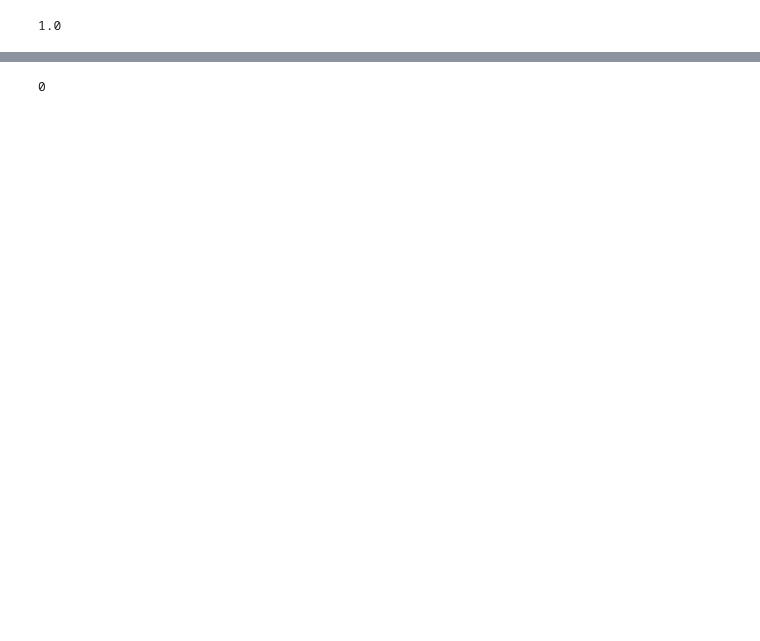
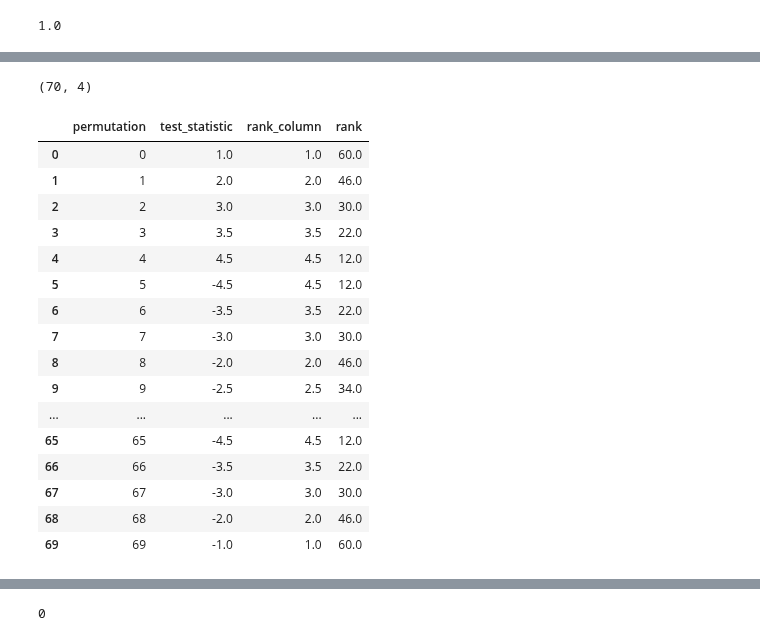
Before and after one commit to dokeeffe87/stats_utils, a Jupyter notebook: notebooks/scratch_work/dev_randomization_inference.ipynb, the cells around one changed output, grey strips where cells are left out. Drawn from its saved outputs; the diff is of its cells as text; code cells hidden in the pictures; blank space fills up the shorter version.

```diff
--- a/notebooks/scratch_work/dev_randomization_inference.ipynb
+++ b/notebooks/scratch_work/dev_randomization_inference.ipynb
@@ -138,3 +138,13 @@ For power analysis:
 4. compute mme
 
 We'll need to run sample size estimation as well, so probably we'll need to sample the historical data and run calculations from there. Then tie the sample sizes back to run times
+# %%
+def get_all_combinations(size, treatment_probability):
+    all_combs = list(itertools.combinations(list(range(size)), int(size*treatment_probability)))
+    hypothetical_assignments = {}
+    for i, comb in enumerate(all_combs):
+        assignment_vector = np.zeros(size)
+        assignment_vector[list(comb)] = 1
+        hypothetical_assignments[i] = tuple(assignment_vector)
+
+    return hypothetical_assignments
@@ -141,3 +177,32 @@ We'll need to run sample size estimation as well, so probably we'll need to samp
+# %%
+# Now we need a function to calculate the test statistic
+# Effectively this needs to replace
+# def make_hypothetical_assignments(df_, treatment_assignment_probability):
+#     # This is too simple. We need to actually sample from the space of assignment vectors without replacement.
+#     assert treatment_assignment_probability > 0 and treatment_assignment_probability < 1, "Treatment assignment probabilities must be great than 0 and less than 1. Received {0}".format(treatment_assignment_probability)
+
+#     # set the random seed
+#     np.random.seed()
+
+#     df_['ri_in_treatment'] = stats.binom.rvs(n=1, p=treatment_assignment_probability, size=df_.shape[0])
+
+#     return df_
+# AND
+# def run_randomization_inference(self, df, test_statistic_function, treatment_assignment_probability):
+
+#     df_ = self.make_hypothetical_assignments(df_=df, treatment_assignment_probability=treatment_assignment_probability)
+
+#     stat_ = test_statistic_function(df=df_, outcome_col='outcome_sharp_null', treatment_col='ri_in_treatment', treatment_name=1, control_name=0)
+
+#     return stat_
+def calculate_test_statistic(df, test_statistic_function, assignment_dict):
+    sim_dict = {}
+    for i, assignment_tuple in tqdm(enumerate(assignment_dict.values())):
+        df_['ri_in_treatment'] = assignment_tuple
+        stat_ = test_statistic_function(df=df_, outcome_col='outcome_sharp_null', treatment_col='ri_in_treatment', treatment_name=1, control_name=0)
+        sim_dict[i] = stat_
+
+    return sim_dict
 # %%
 class RandomizationInference:
 
@@ -322,3 +452,27 @@ test_run.df_sims['test_statistic'].nunique()
+# %%
+test_run.df_sims.shape
+# %% [output]
+(70, 4)
+# %%
+test_run.df_sims
+# %% [output]
+|  | permutation | test_statistic | rank_column | rank |
+| 0 | 0 | 1.0 | 1.0 | 60.0 |
+| 1 | 1 | 2.0 | 2.0 | 46.0 |
+| 2 | 2 | 3.0 | 3.0 | 30.0 |
+| 3 | 3 | 3.5 | 3.5 | 22.0 |
+| 4 | 4 | 4.5 | 4.5 | 12.0 |
+| 5 | 5 | -4.5 | 4.5 | 12.0 |
+| 6 | 6 | -3.5 | 3.5 | 22.0 |
+| 7 | 7 | -3.0 | 3.0 | 30.0 |
+| 8 | 8 | -2.0 | 2.0 | 46.0 |
+| 9 | 9 | -2.5 | 2.5 | 34.0 |
+| ... | ... | ... | ... | ... |
+| 65 | 65 | -4.5 | 4.5 | 12.0 |
+| 66 | 66 | -3.5 | 3.5 | 22.0 |
+| 67 | 67 | -3.0 | 3.0 | 30.0 |
+| 68 | 68 | -2.0 | 2.0 | 46.0 |
+| 69 | 69 | -1.0 | 1.0 | 60.0 |
 # %%
 test_run.df_sims['test_statistic'].unique()
 # %% [output]
```
Also changed, not shown: parts of 43 cells of this notebook.
